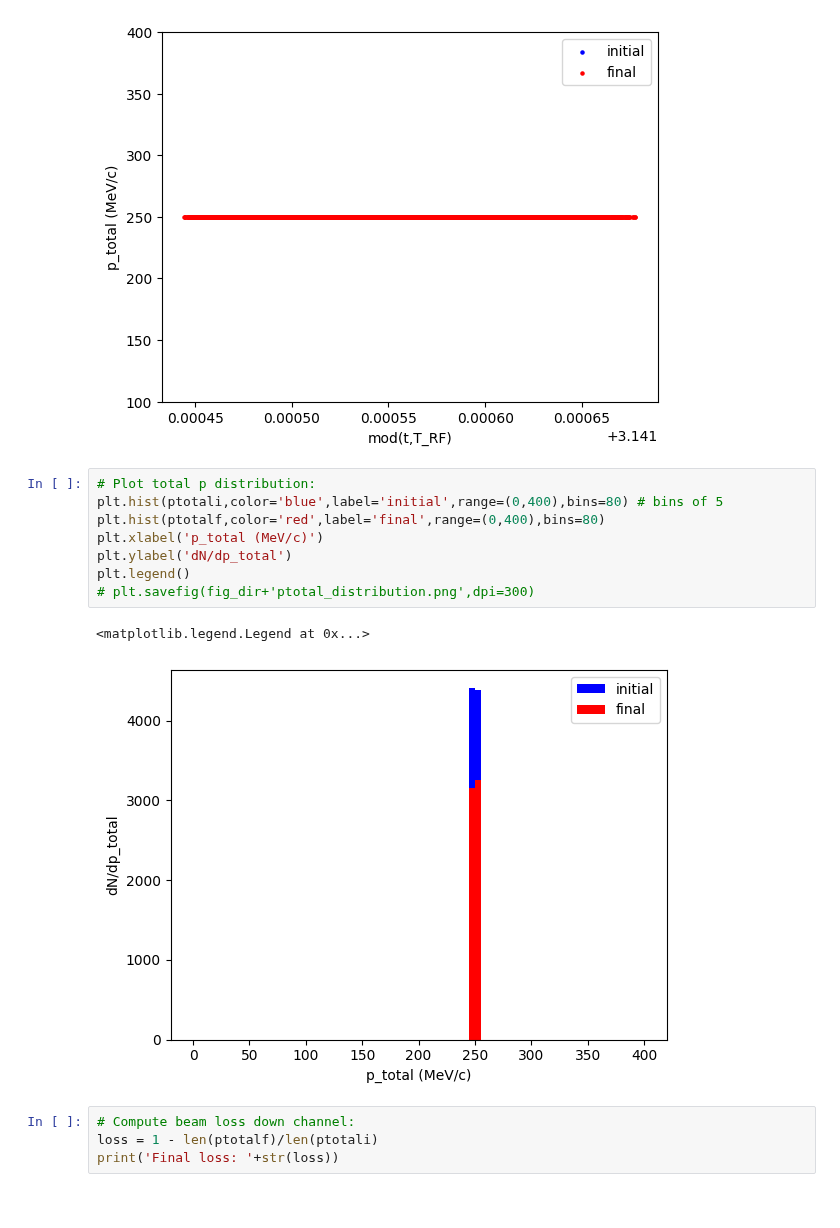
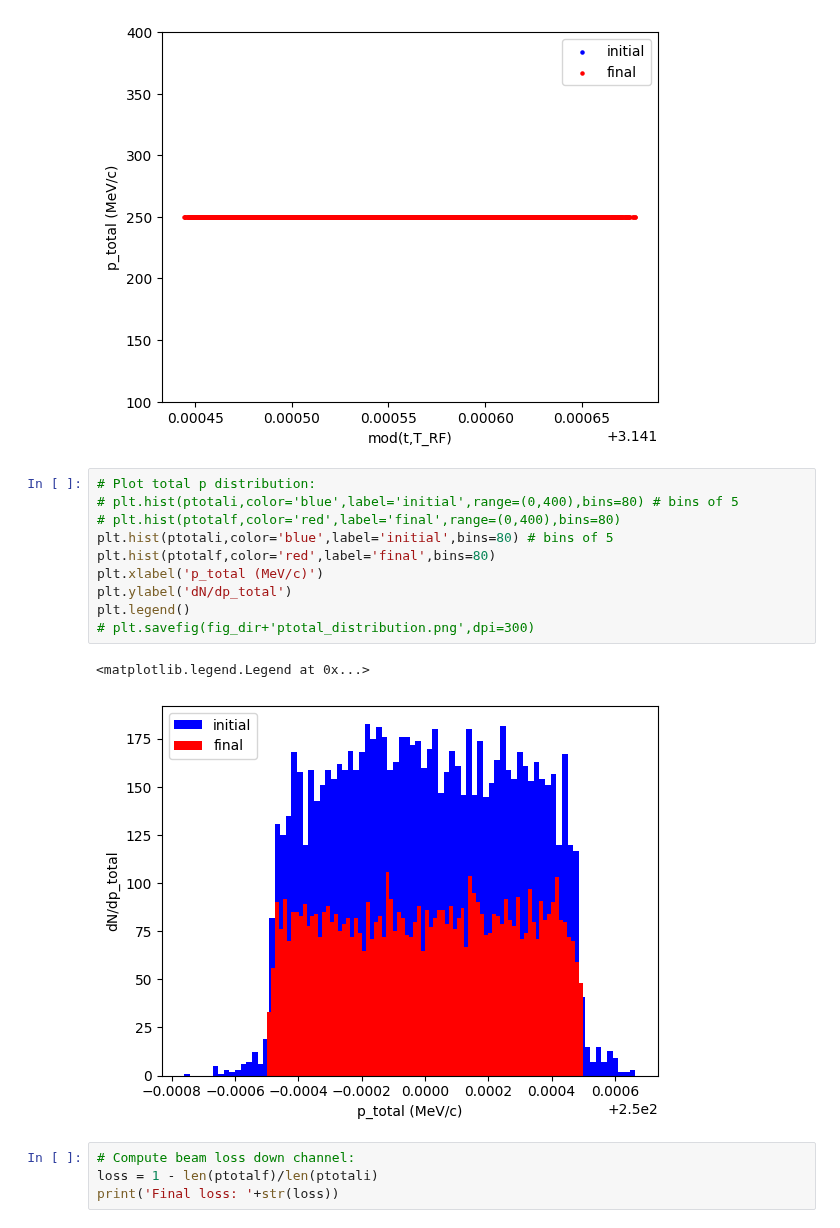
Before and after one commit to criggall/muon-cooling, a Jupyter notebook: plotter.ipynb, the cells around one changed output. Saved outputs shown, nothing was run; the diff lists cells and outputs as text.

```diff
--- a/plotter.ipynb
+++ b/plotter.ipynb
@@ -161,15 +161,17 @@ plt.legend()
 [figure]
 # %%
 # Plot total p distribution:
-plt.hist(ptotali,color='blue',label='initial',range=(0,400),bins=80) # bins of 5
-plt.hist(ptotalf,color='red',label='final',range=(0,400),bins=80)
+# plt.hist(ptotali,color='blue',label='initial',range=(0,400),bins=80) # bins of 5
+# plt.hist(ptotalf,color='red',label='final',range=(0,400),bins=80)
+plt.hist(ptotali,color='blue',label='initial',bins=80) # bins of 5
+plt.hist(ptotalf,color='red',label='final',bins=80)
 plt.xlabel('p_total (MeV/c)')
 plt.ylabel('dN/dp_total')
 plt.legend()
 # plt.savefig(fig_dir+'ptotal_distribution.png',dpi=300)
 # %% [output]
 <matplotlib.legend.Legend at 0x...>
-[figure, old version]
+[figure, new version]
 # %%
 # Compute beam loss down channel:
 loss = 1 - len(ptotalf)/len(ptotali)
```
Also changed, not shown: 42 other files.
